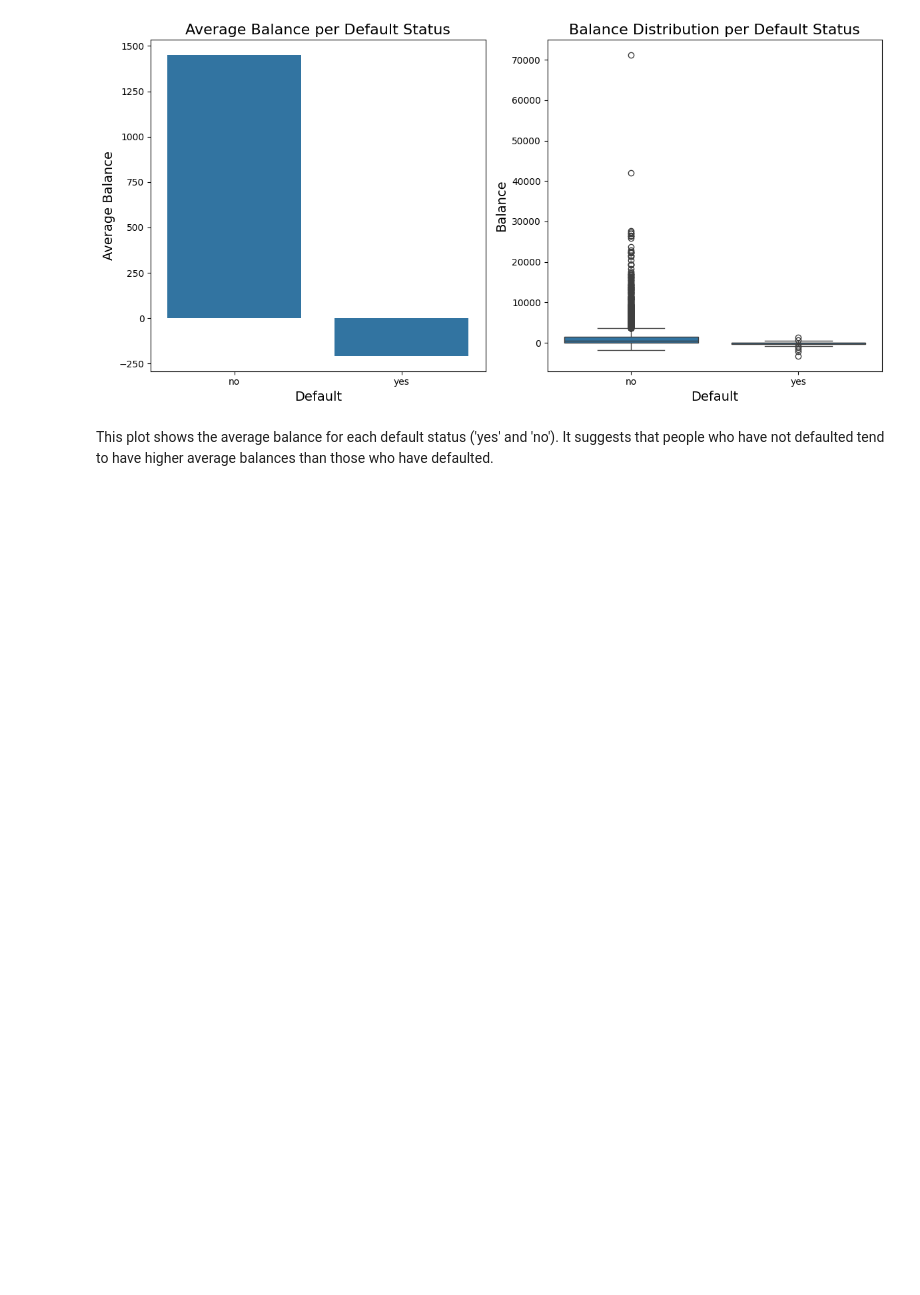
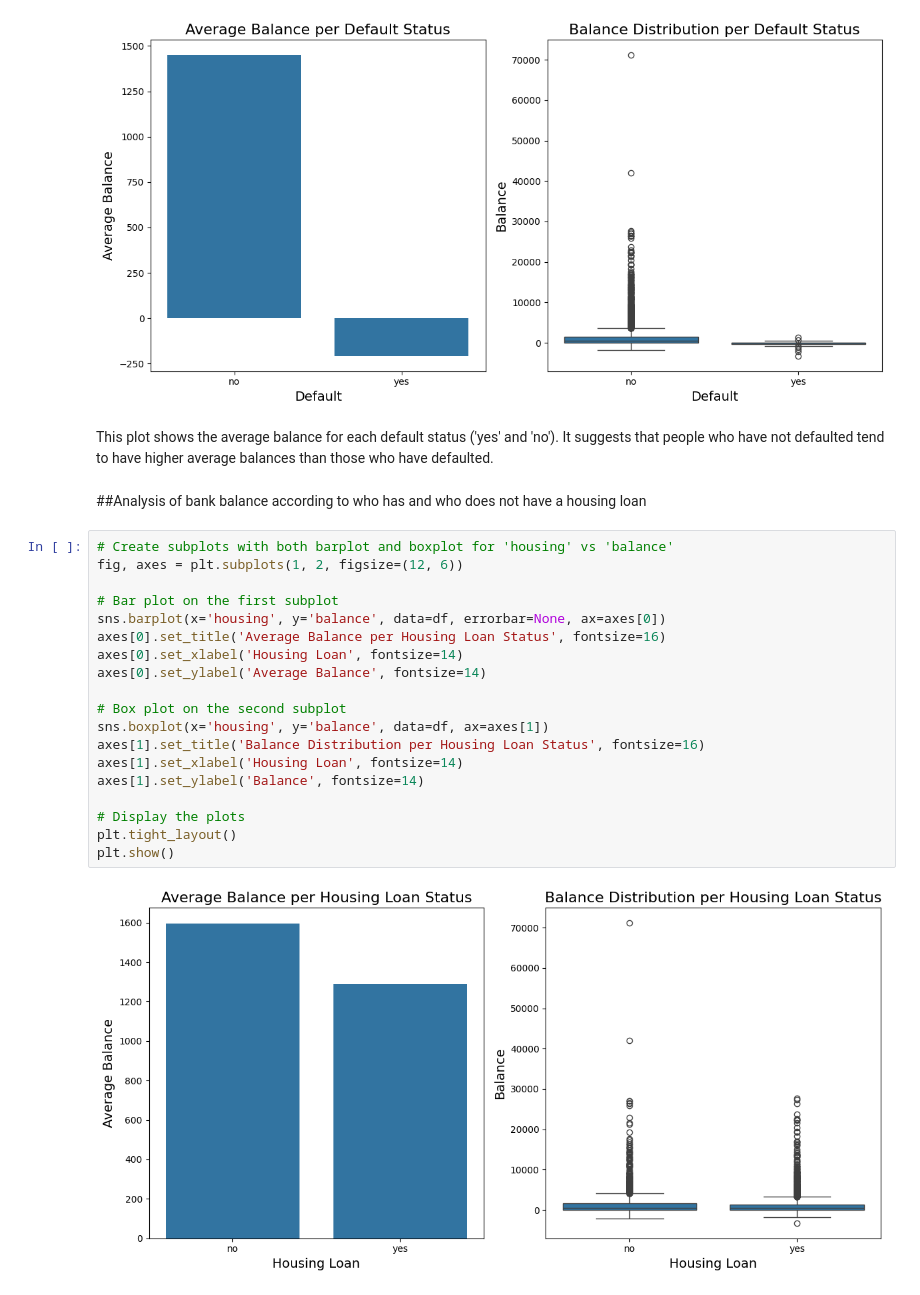
Before and after one commit to viktoruebelhart/uci_bank, a Jupyter notebook: UCI_BANK.ipynb, the cells around one changed output. Cells and saved outputs as stored; diff of their text form; blank space fills up the shorter version.

```diff
--- a/UCI_BANK.ipynb
+++ b/UCI_BANK.ipynb
@@ -306,3 +308,26 @@ plt.show()
 [figure]
 # %% [markdown]
 This plot shows the average balance for each default status ('yes' and 'no'). It suggests that people who have not defaulted tend to have higher average balances than those who have defaulted.
+# %% [markdown]
+##Analysis of bank balance according to who has and who does not have a housing loan
+# %%
+# Create subplots with both barplot and boxplot for 'housing' vs 'balance'
+fig, axes = plt.subplots(1, 2, figsize=(12, 6))
+
+# Bar plot on the first subplot
+sns.barplot(x='housing', y='balance', data=df, errorbar=None, ax=axes[0])
+axes[0].set_title('Average Balance per Housing Loan Status', fontsize=16)
+axes[0].set_xlabel('Housing Loan', fontsize=14)
+axes[0].set_ylabel('Average Balance', fontsize=14)
+
+# Box plot on the second subplot
+sns.boxplot(x='housing', y='balance', data=df, ax=axes[1])
+axes[1].set_title('Balance Distribution per Housing Loan Status', fontsize=16)
+axes[1].set_xlabel('Housing Loan', fontsize=14)
+axes[1].set_ylabel('Balance', fontsize=14)
+
+# Display the plots
+plt.tight_layout()
+plt.show()
+# %% [output]
+[figure, added]
```
Also changed, not shown: parts of 1 cell of this notebook.
